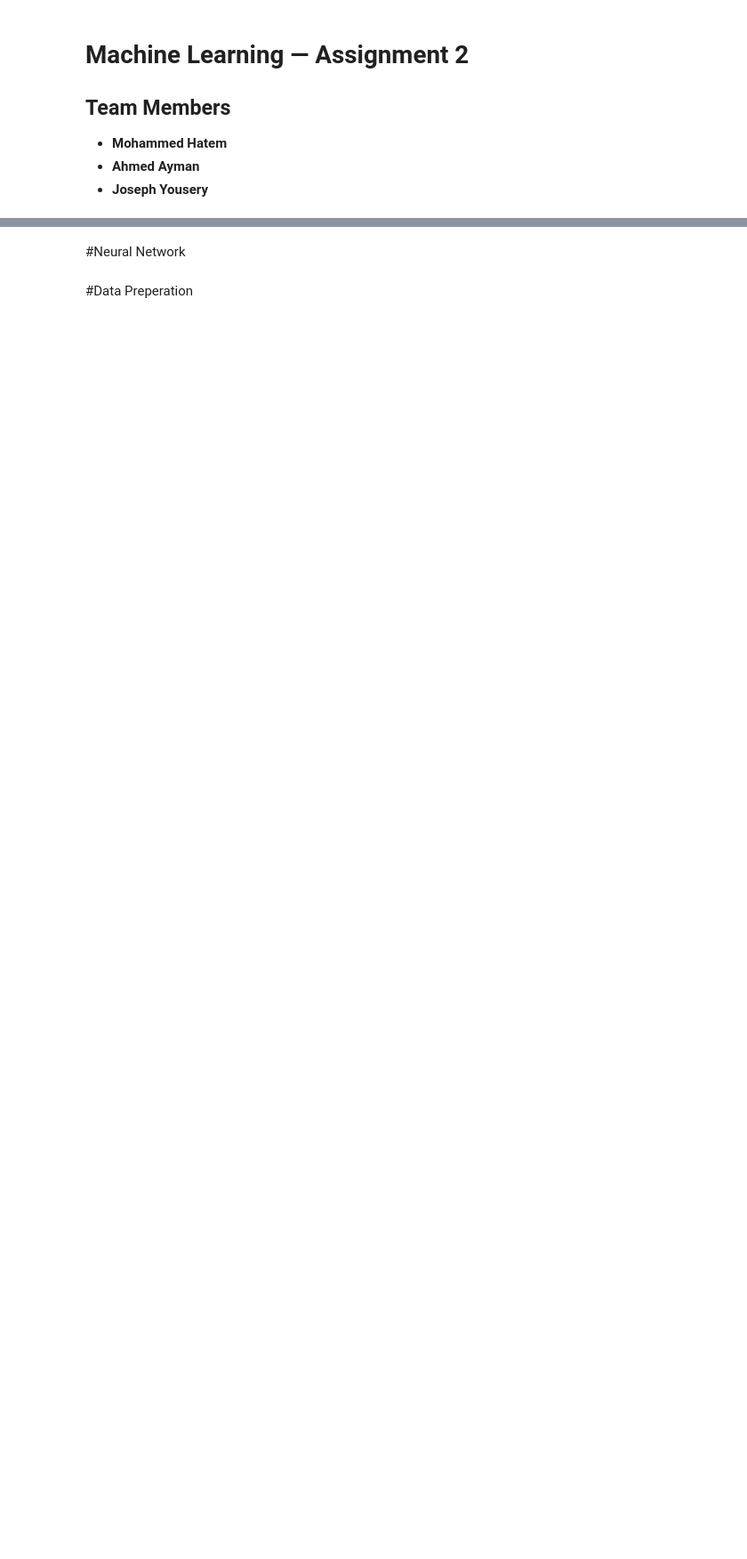
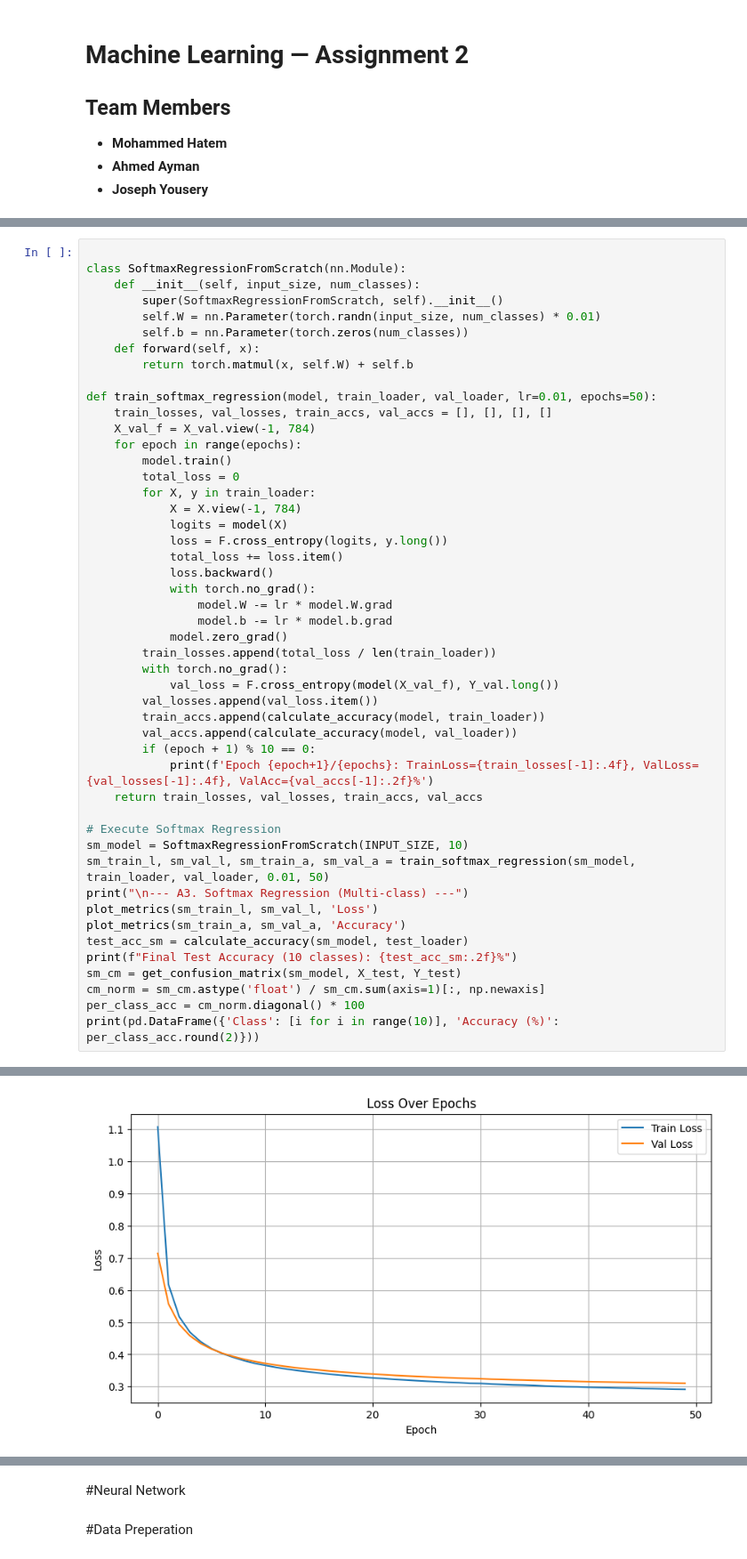
Before and after one commit to Mohammed-Hatem/mnist-linear-and-deep, a Jupyter notebook: ML_Assignment_2.ipynb, the cells around one changed output, grey strips where cells are left out. Shown at 89% size. Saved outputs shown, nothing was run; the diff lists cells and outputs as text; blank space fills up the shorter version.

```diff
--- a/ML_Assignment_2.ipynb
+++ b/ML_Assignment_2.ipynb
@@ -11,0 +197,49 @@
+# %%
+
+class SoftmaxRegressionFromScratch(nn.Module):
+    def __init__(self, input_size, num_classes):
+        super(SoftmaxRegressionFromScratch, self).__init__()
+        self.W = nn.Parameter(torch.randn(input_size, num_classes) * 0.01)
+        self.b = nn.Parameter(torch.zeros(num_classes))
+    def forward(self, x):
+        return torch.matmul(x, self.W) + self.b
+
+def train_softmax_regression(model, train_loader, val_loader, lr=0.01, epochs=50):
+    train_losses, val_losses, train_accs, val_accs = [], [], [], []
+    X_val_f = X_val.view(-1, 784)
+    for epoch in range(epochs):
+        model.train()
+        total_loss = 0
+        for X, y in train_loader:
+            X = X.view(-1, 784)
+            logits = model(X)
+            loss = F.cross_entropy(logits, y.long())
+            total_loss += loss.item()
+            loss.backward()
+            with torch.no_grad():
+                model.W -= lr * model.W.grad
+                model.b -= lr * model.b.grad
+            model.zero_grad()
+        train_losses.append(total_loss / len(train_loader))
+        with torch.no_grad():
+            val_loss = F.cross_entropy(model(X_val_f), Y_val.long())
+        val_losses.append(val_loss.item())
+        train_accs.append(calculate_accuracy(model, train_loader))
+        val_accs.append(calculate_accuracy(model, val_loader))
+        if (epoch + 1) % 10 == 0:
+            print(f'Epoch {epoch+1}/{epochs}: TrainLoss={train_losses[-1]:.4f}, ValLoss={val_losses[-1]:.4f}, ValAcc={val_accs[-1]:.2f}%')
+    return train_losses, val_losses, train_accs, val_accs
+
+# Execute Softmax Regression
+sm_model = SoftmaxRegressionFromScratch(INPUT_SIZE, 10)
+sm_train_l, sm_val_l, sm_train_a, sm_val_a = train_softmax_regression(sm_model, train_loader, val_loader, 0.01, 50)
+print("\n--- A3. Softmax Regression (Multi-class) ---")
+plot_metrics(sm_train_l, sm_val_l, 'Loss')
+plot_metrics(sm_train_a, sm_val_a, 'Accuracy')
+test_acc_sm = calculate_accuracy(sm_model, test_loader)
+print(f"Final Test Accuracy (10 classes): {test_acc_sm:.2f}%")
+sm_cm = get_confusion_matrix(sm_model, X_test, Y_test)
+cm_norm = sm_cm.astype('float') / sm_cm.sum(axis=1)[:, np.newaxis]
+per_class_acc = cm_norm.diagonal() * 100
+print(pd.DataFrame({'Class': [i for i in range(10)], 'Accuracy (%)': per_class_acc.round(2)}))
+# %% [output]
@@ -11,0 +253 @@
+[figure, added]
```
Also changed, not shown: parts of 17 cells of this notebook.
